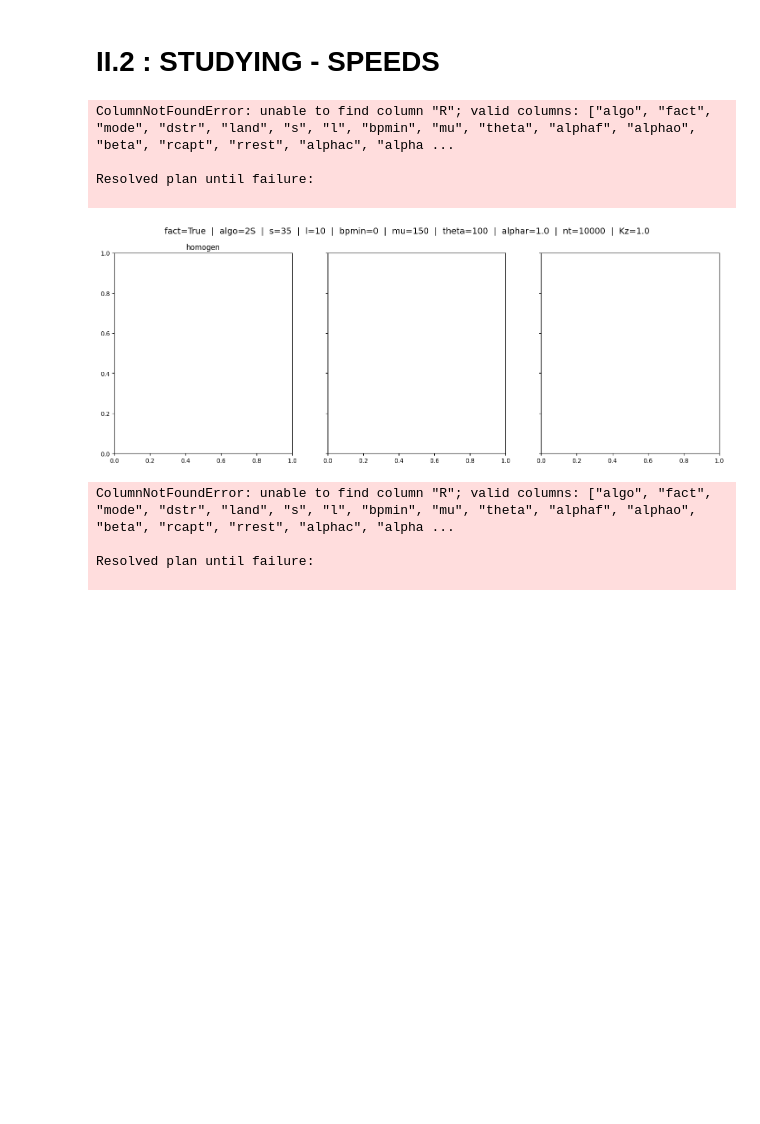
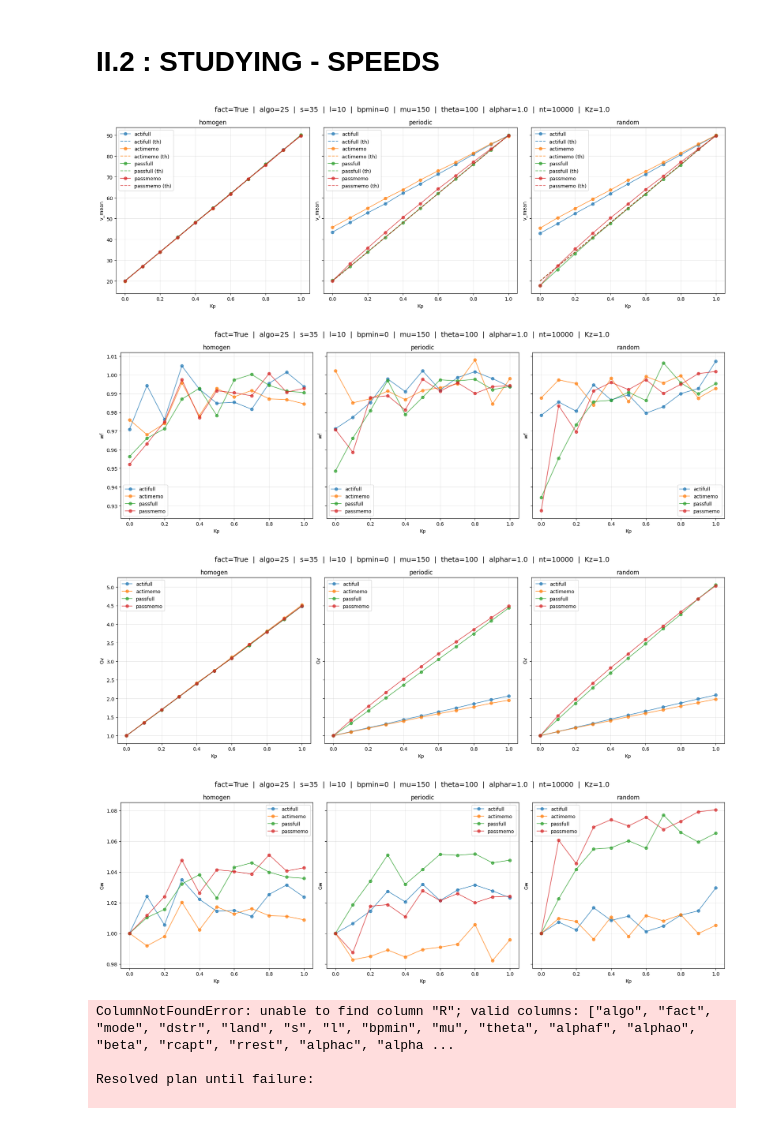
Before and after one commit to npelletbossot/Workspace, a Jupyter notebook: notebooks/work/fact.ipynb, the cells around one changed output. Cells and saved outputs as stored; diff of their text form; code cells hidden in the pictures; blank space fills up the shorter version.

```diff
--- a/notebooks/work/fact.ipynb
+++ b/notebooks/work/fact.ipynb
@@ -527,51 +510,47 @@ def plot_by_landscape(
             df_solo = (
                 df_land
                 .filter(pl.col("mode") == mode)
-                .group_by("R")
-                .agg(agg_cols)
-                .sort("R")
             )
 
-            R = df_solo["R"].to_numpy()
+            x = df_solo["Kp"].to_numpy()
             y = df_solo[y_col].to_numpy()
-            line, = ax.plot(R, y, label=mode, marker="o", alpha=0.70)
+            line, = ax.plot(x, y, label=mode, marker="o", alpha=0.70)
 
             if y_th_col is not None:
                 y_th = df_solo[y_th_col].to_numpy()
-                ax.plot(R, y_th, label=f"{mode} (th)",
+                ax.plot(x, y_th, label=f"{mode} (th)",
                         linestyle="--", color=line.get_color(),
                         marker="", alpha=0.70)
 
-        ax.set_xlabel("R = alphar × Kp")
+        ax.set_xlabel("Kp")
         ax.set_ylabel(y_col)
         ax.grid(True, which="both", alpha=0.30)
         ax.legend()
 
     plt.tight_layout()
     plt.show()
 
 
 # v_mean
 plot_by_landscape(df_work, lands, modes, params_fixed,
                   y_col="v_mean", y_th_col="v_mean_th")
 
 # wf
 plot_by_landscape(df_work, lands, modes, params_fixed,
                   y_col="wf", y_th_col=None)
 
 # Gv
 plot_by_landscape(df_work, lands, modes, params_fixed,
                   y_col="Gv", y_th_col=None)
 
 # Gw
 plot_by_landscape(df_work, lands, modes, params_fixed,
                   y_col="Gw", y_th_col=None)
 # %% [output]
-ColumnNotFoundError: unable to find column "R"; valid columns: ["algo", "fact", "mode", "dstr", "land", "s", "l", "bpmin", "mu", "theta", "alphaf", "alphao", "beta", "rcapt", "rrest", "alphac", "alpha ...
-
-Resolved plan until failure:
-
-[figure, old version]
+[figure, new version]
+[figure, added]
+[figure, added]
+[figure, added]
 # %%
 # ── Scenarios in function of K and modes ──────────────────────────────────────────────────────────────────────
 def plot_by_mode(
```
Also changed, not shown: parts of 1 cell of this notebook.
